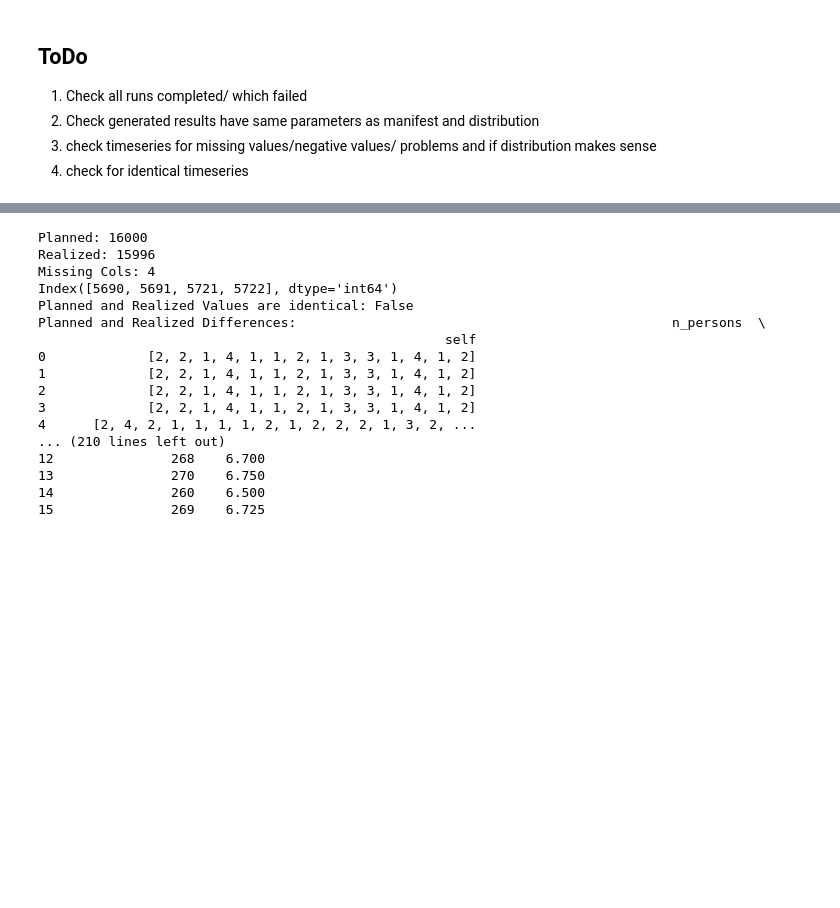
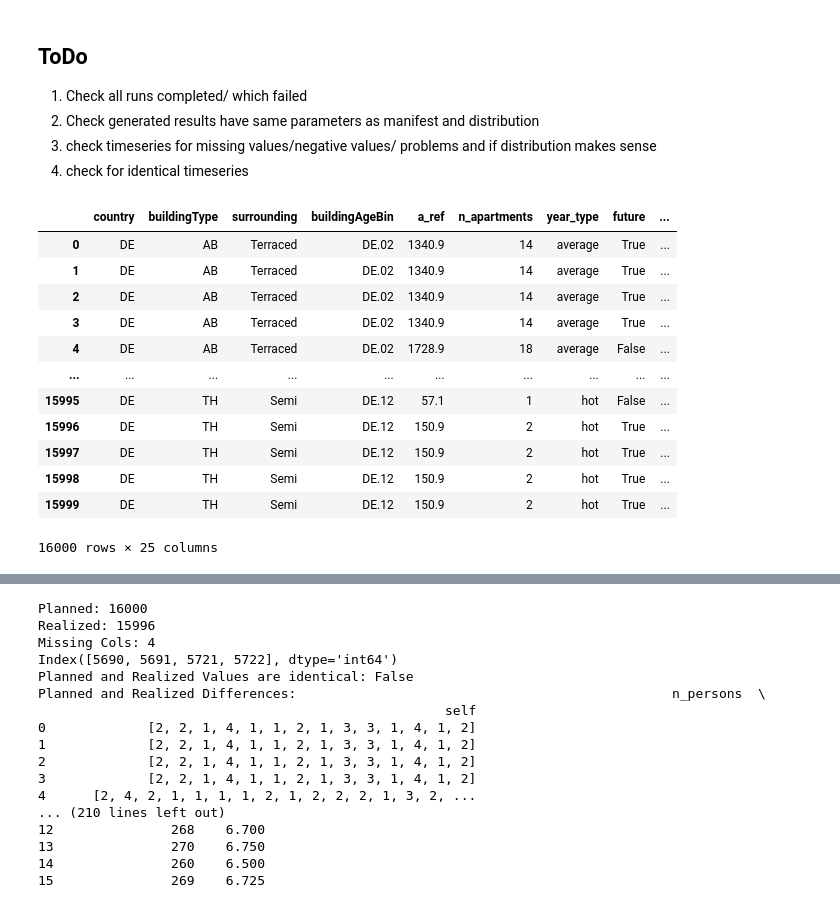
Before and after one commit to NV717/Master_Thesis_EWI_2026, a Jupyter notebook: Ch_1_Data_Preparation/DataPreparation.ipynb, the cells around one changed output, grey strips where cells are left out. Cells and saved outputs as stored; diff of their text form; code cells hidden in the pictures; blank space fills up the shorter version.

```diff
--- a/Ch_1_Data_Preparation/DataPreparation.ipynb
+++ b/Ch_1_Data_Preparation/DataPreparation.ipynb
@@ -38,3 +35,19 @@ realized_manifest=realized_manifest.sort_values(by=["seed"]).reset_index(drop=Tr
+# %%
+planned_manifest
+# %% [output]
+|  | country | buildingType | surrounding | buildingAgeBin | a_ref | n_apartments | year_type | future | ... |
+| 0 | DE | AB | Terraced | DE.02 | 1340.9 | 14 | average | True | ... |
+| 1 | DE | AB | Terraced | DE.02 | 1340.9 | 14 | average | True | ... |
+| 2 | DE | AB | Terraced | DE.02 | 1340.9 | 14 | average | True | ... |
+| 3 | DE | AB | Terraced | DE.02 | 1340.9 | 14 | average | True | ... |
+| 4 | DE | AB | Terraced | DE.02 | 1728.9 | 18 | average | False | ... |
+| ... | ... | ... | ... | ... | ... | ... | ... | ... | ... |
+| 15995 | DE | TH | Semi | DE.12 | 57.1 | 1 | hot | False | ... |
+| 15996 | DE | TH | Semi | DE.12 | 150.9 | 2 | hot | True | ... |
+| 15997 | DE | TH | Semi | DE.12 | 150.9 | 2 | hot | True | ... |
+| 15998 | DE | TH | Semi | DE.12 | 150.9 | 2 | hot | True | ... |
+| 15999 | DE | TH | Semi | DE.12 | 150.9 | 2 | hot | True | ... |
+16000 rows × 25 columns
 # %%
 realized_manifest
 # %% [output]
```
Also changed, not shown: parts of 25 cells of this notebook, 1 other file.
